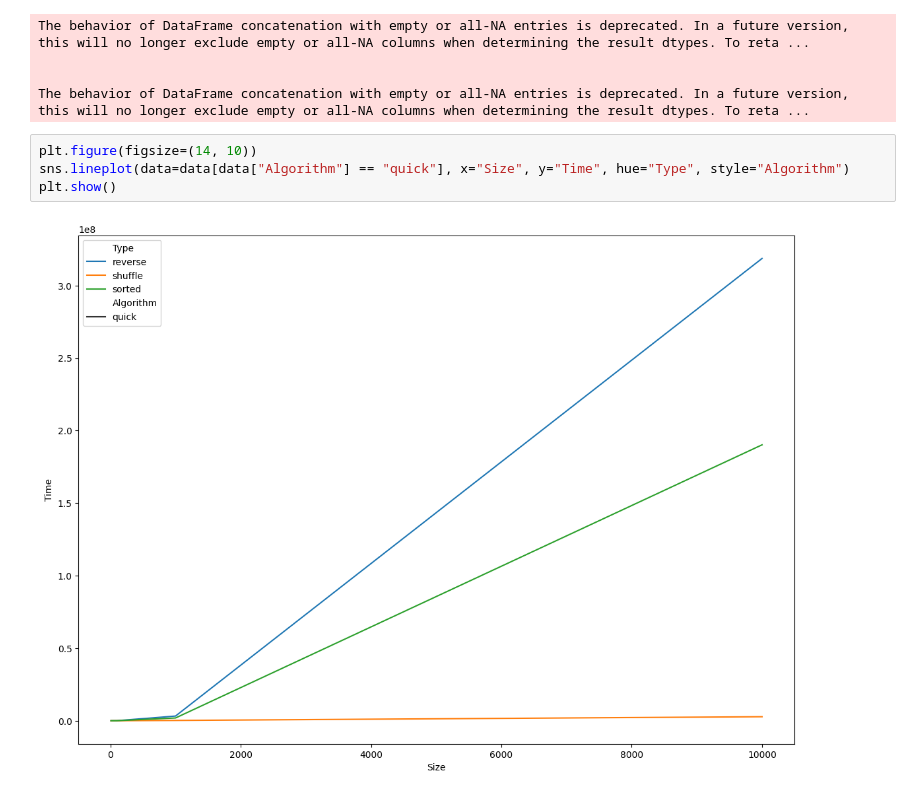
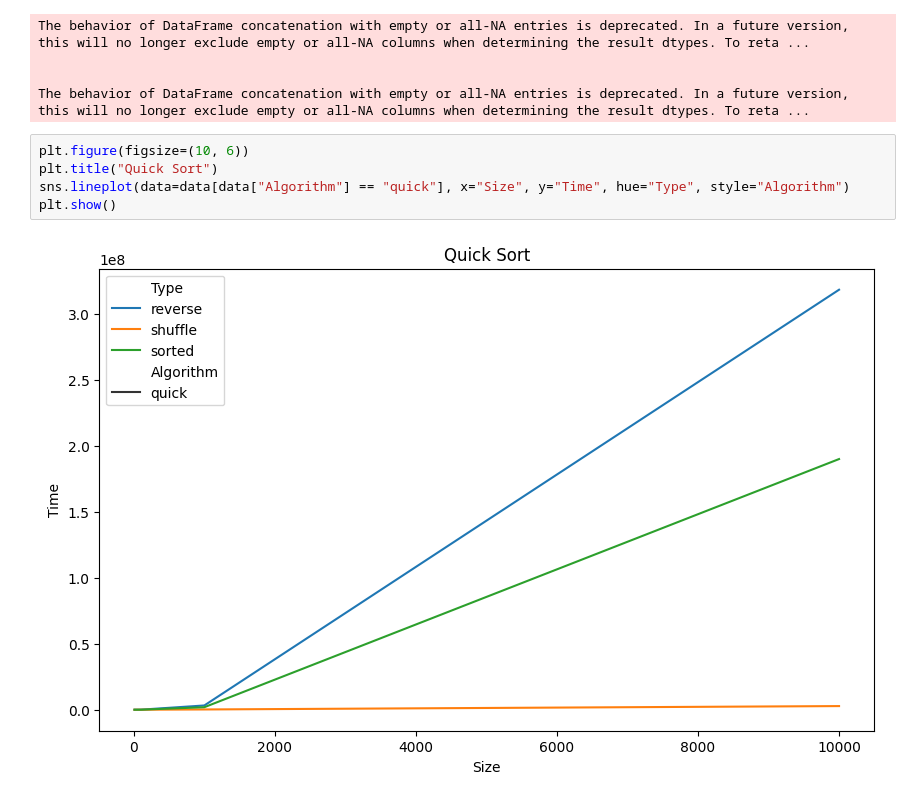
Before and after one commit to DAA-T1/cmplx, a Jupyter notebook: benchmarker/analyzer.ipynb, the cells around one changed output. Drawn from its saved outputs; the diff is of its cells as text.

```diff
--- a/benchmarker/analyzer.ipynb
+++ b/benchmarker/analyzer.ipynb
@@ -150,9 +150,10 @@ The behavior of DataFrame concatenation with empty or all-NA entries is deprecat
 
 The behavior of DataFrame concatenation with empty or all-NA entries is deprecated. In a future version, this will no longer exclude empty or all-NA columns when determining the result dtypes. To reta ...
 # %%
-plt.figure(figsize=(14, 10))
+plt.figure(figsize=(10, 6))
+plt.title("Quick Sort")
 sns.lineplot(data=data[data["Algorithm"] == "quick"], x="Size", y="Time", hue="Type", style="Algorithm")
 plt.show()
 # %% [output]
-[figure, old version]
+[figure, new version]
 # %%
```
Also changed, not shown: parts of 1 cell of this notebook.
